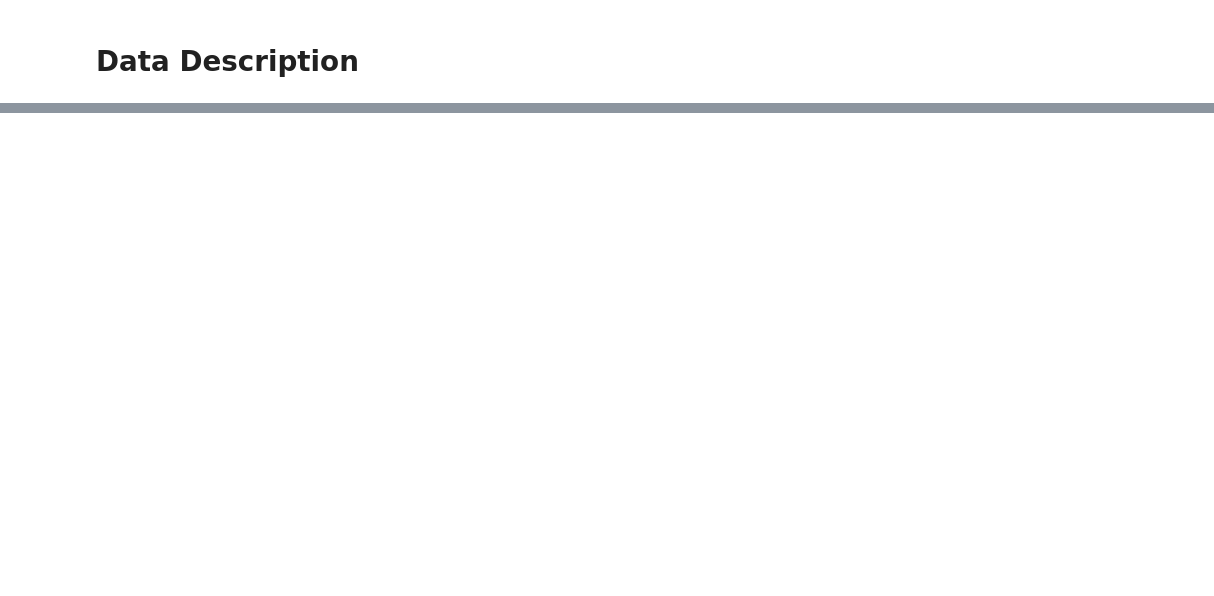
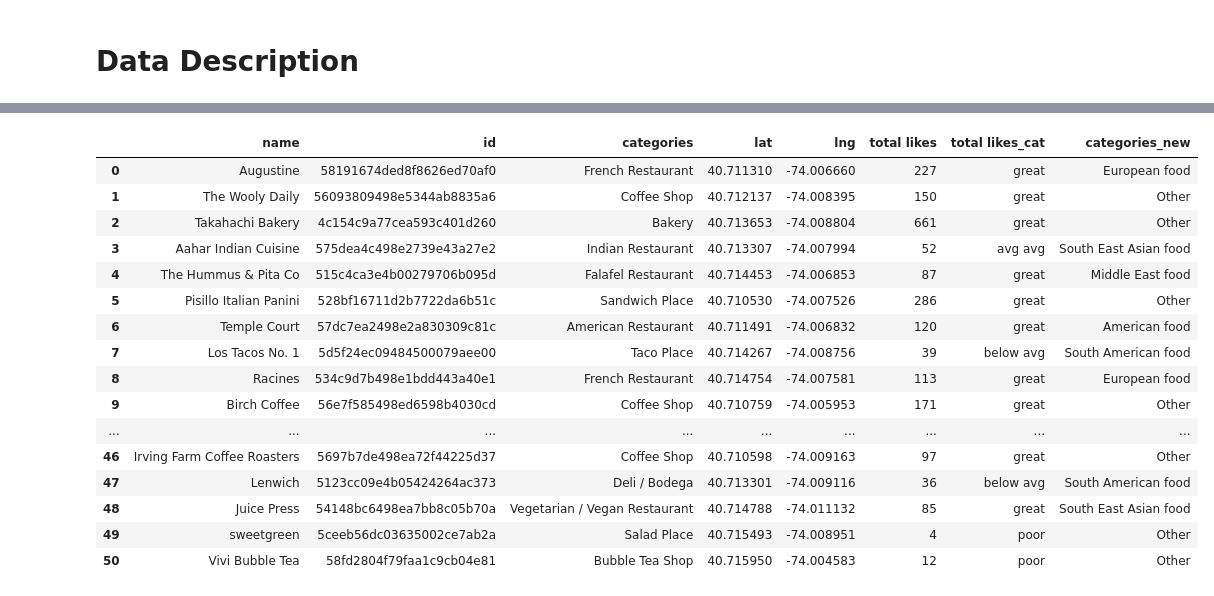
Before and after one commit to riffatahmad/Coursera_Capstone, a Jupyter notebook: CapstoneProjectWeek4.ipynb, the cells around one changed output, grey strips where cells are left out. Cells and saved outputs as stored; diff of their text form; code cells hidden in the pictures; blank space fills up the shorter version.

```diff
--- a/CapstoneProjectWeek4.ipynb
+++ b/CapstoneProjectWeek4.ipynb
@@ -31,0 +395,52 @@ Longitude and Latitude of different neighbourhoods is available  here,  https://
+# %%
+# let's create our new categories and create a function to apply those to our existing data
+
+European_food= ['French Restaurant','Pizza Place','Italian Restaurant']
+South_American_food= ['Taco Place','Cuban Restaurant', 'Burrito Place','Deli / Bodega']
+South_East_Asian_food=['Indian Restaurant','Vegetarian / Vegan Restaurant']
+Middle_East_food=['Falafel Restaurant','Middle Eastern Restaurant','Greek Restaurant']
+East_Asian_food=['Japanese Restaurant','Sushi Restaurant','Japanese Curry Restaurant']
+American_food=['American Restaurant','Burger Joint','Restaurant','Fast Food Restaurant']
+Other=['Coffee Shop','Bakery','Sandwich Place','Café','Juice Bar','Cocktail Bar','Molecular Gastronomy Restaurant','Bubble Tea Shop','Salad Place']
+bars=['Bar']
+
+
+def conditions2(s):
+    if s['categories'] in bars:
+        return 'Bars'
+    if s['categories'] in Other:
+        return 'Other'
+    if s['categories'] in American_food:
+        return 'American food'
+    if s['categories'] in East_Asian_food:
+        return 'East Asian food'
+    if s['categories'] in Middle_East_food:
+        return 'Middle East food'
+    if s['categories'] in South_East_Asian_food:
+        return 'South East Asian food'
+    if s['categories'] in South_American_food:
+        return 'South American food'
+    if s['categories'] in European_food:
+        return 'European food'
+
+NY_venues['categories_new']=NY_venues.apply(conditions2, axis=1)
+# %%
+NY_venues
+# %% [output]
+|  | name | id | categories | lat | lng | total likes | total likes_cat | categories_new |
+| 0 | Augustine | 58191674ded8f8626ed70af0 | French Restaurant | 40.711310 | -74.006660 | 227 | great | European food |
+| 1 | The Wooly Daily | 56093809498e5344ab8835a6 | Coffee Shop | 40.712137 | -74.008395 | 150 | great | Other |
+| 2 | Takahachi Bakery | 4c154c9a77cea593c401d260 | Bakery | 40.713653 | -74.008804 | 661 | great | Other |
+| 3 | Aahar Indian Cuisine | 575dea4c498e2739e43a27e2 | Indian Restaurant | 40.713307 | -74.007994 | 52 | avg avg | South East Asian food |
+| 4 | The Hummus & Pita Co | 515c4ca3e4b00279706b095d | Falafel Restaurant | 40.714453 | -74.006853 | 87 | great | Middle East food |
+| 5 | Pisillo Italian Panini | 528bf16711d2b7722da6b51c | Sandwich Place | 40.710530 | -74.007526 | 286 | great | Other |
+| 6 | Temple Court | 57dc7ea2498e2a830309c81c | American Restaurant | 40.711491 | -74.006832 | 120 | great | American food |
+| 7 | Los Tacos No. 1 | 5d5f24ec09484500079aee00 | Taco Place | 40.714267 | -74.008756 | 39 | below avg | South American food |
+| 8 | Racines | 534c9d7b498e1bdd443a40e1 | French Restaurant | 40.714754 | -74.007581 | 113 | great | European food |
+| 9 | Birch Coffee | 56e7f585498ed6598b4030cd | Coffee Shop | 40.710759 | -74.005953 | 171 | great | Other |
+| ... | ... | ... | ... | ... | ... | ... | ... | ... |
+| 46 | Irving Farm Coffee Roasters | 5697b7de498ea72f44225d37 | Coffee Shop | 40.710598 | -74.009163 | 97 | great | Other |
+| 47 | Lenwich | 5123cc09e4b05424264ac373 | Deli / Bodega | 40.713301 | -74.009116 | 36 | below avg | South American food |
+| 48 | Juice Press | 54148bc6498ea7bb8c05b70a | Vegetarian / Vegan Restaurant | 40.714788 | -74.011132 | 85 | great | South East Asian food |
+| 49 | sweetgreen | 5ceeb56dc03635002ce7ab2a | Salad Place | 40.715493 | -74.008951 | 4 | poor | Other |
+| 50 | Vivi Bubble Tea | 58fd2804f79faa1c9cb04e81 | Bubble Tea Shop | 40.715950 | -74.004583 | 12 | poor | Other |
```
Also changed, not shown: parts of 55 cells of this notebook.
